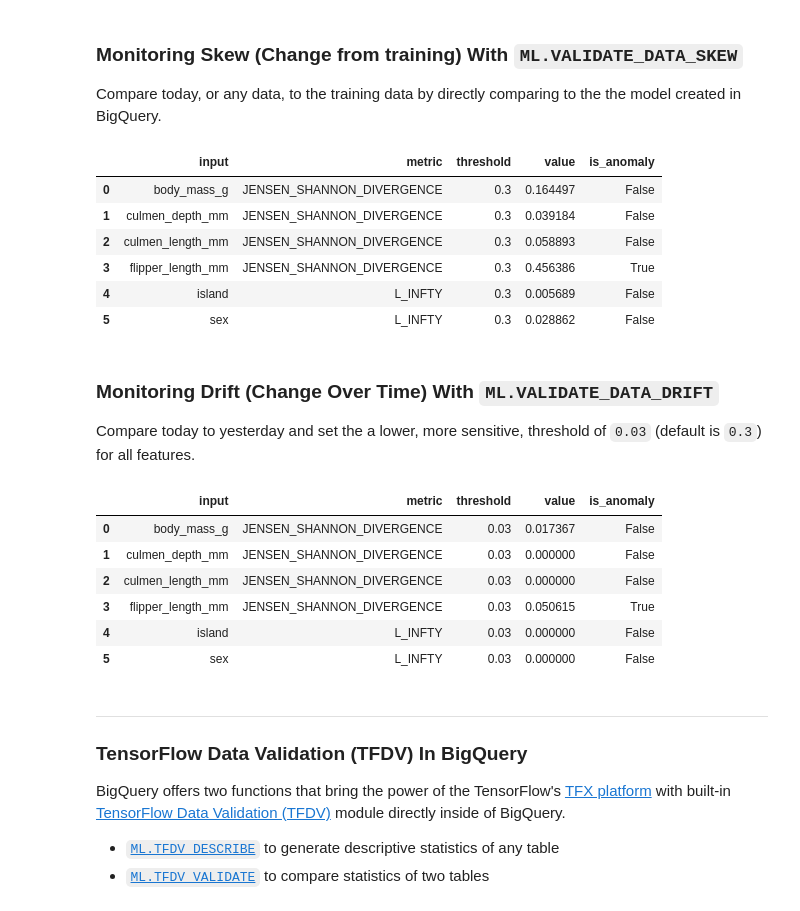
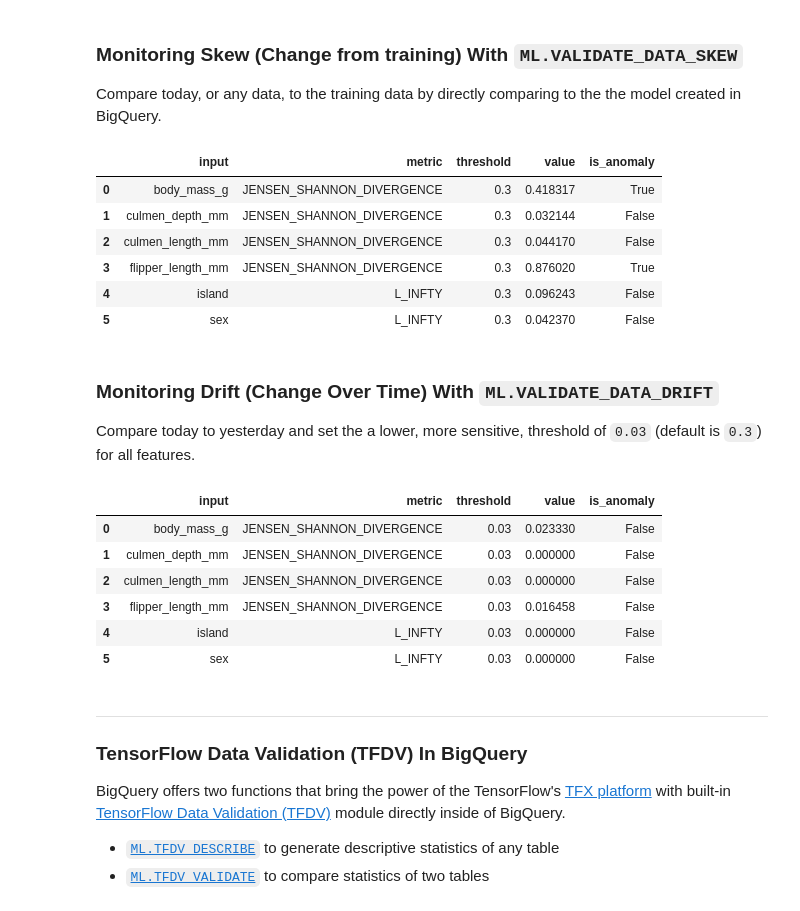
Before and after one commit to statmike/vertex-ai-mlops, a Jupyter notebook: Model Monitoring/bqml-model-monitoring-introduction.ipynb, the cells around one changed output. Saved outputs shown, nothing was run; the diff lists cells and outputs as text; code cells hidden in the pictures.

Commit message:
change table names, removing splitting

```diff
--- a/Model Monitoring/bqml-model-monitoring-introduction.ipynb
+++ b/Model Monitoring/bqml-model-monitoring-introduction.ipynb
@@ -459,22 +400,22 @@ Compare today, or any data, to the training data by directly comparing to the th
 # %%
 %%bigquery
 SELECT *
 FROM ML.VALIDATE_DATA_SKEW(
     MODEL `statmike-mlops-349915.bqml_model_monitoring.classify_species_logistic`,
     (
         SELECT *
-        FROM `statmike-mlops-349915.bqml_model_monitoring.production_intro`
-        WHERE DATE(feature_timestamp) = CURRENT_DATE()
+        FROM `statmike-mlops-349915.bqml_model_monitoring.serving`
+        WHERE DATE(instance_timestamp) = CURRENT_DATE()
     )
 )
 # %% [output]
 |  | input | metric | threshold | value | is_anomaly |
-| 0 | body_mass_g | JENSEN_SHANNON_DIVERGENCE | 0.3 | 0.164497 | False |
-| 1 | culmen_depth_mm | JENSEN_SHANNON_DIVERGENCE | 0.3 | 0.039184 | False |
-| 2 | culmen_length_mm | JENSEN_SHANNON_DIVERGENCE | 0.3 | 0.058893 | False |
-| 3 | flipper_length_mm | JENSEN_SHANNON_DIVERGENCE | 0.3 | 0.456386 | True |
-| 4 | island | L_INFTY | 0.3 | 0.005689 | False |
-| 5 | sex | L_INFTY | 0.3 | 0.028862 | False |
+| 0 | body_mass_g | JENSEN_SHANNON_DIVERGENCE | 0.3 | 0.418317 | True |
+| 1 | culmen_depth_mm | JENSEN_SHANNON_DIVERGENCE | 0.3 | 0.032144 | False |
+| 2 | culmen_length_mm | JENSEN_SHANNON_DIVERGENCE | 0.3 | 0.044170 | False |
+| 3 | flipper_length_mm | JENSEN_SHANNON_DIVERGENCE | 0.3 | 0.876020 | True |
+| 4 | island | L_INFTY | 0.3 | 0.096243 | False |
+| 5 | sex | L_INFTY | 0.3 | 0.042370 | False |
 # %% [markdown]
 ### Monitoring Drift (Change Over Time) With `ML.VALIDATE_DATA_DRIFT`
 
@@ -484,14 +425,14 @@ Compare today to yesterday and set the a lower, more sensitive, threshold of `0.
 SELECT *
 FROM ML.VALIDATE_DATA_DRIFT(
     (
-        SELECT * EXCEPT(species, feature_timestamp)
-        FROM `statmike-mlops-349915.bqml_model_monitoring.production_intro`
-        WHERE DATE(feature_timestamp) = DATE_SUB(CURRENT_DATE(), INTERVAL 1 DAY)
+        SELECT * EXCEPT(species, instance_timestamp)
+        FROM `statmike-mlops-349915.bqml_model_monitoring.serving`
+        WHERE DATE(instance_timestamp) = DATE_SUB(CURRENT_DATE(), INTERVAL 1 DAY)
     ),
     (
-        SELECT * EXCEPT(species, feature_timestamp)
-        FROM `statmike-mlops-349915.bqml_model_monitoring.production_intro`
-        WHERE DATE(feature_timestamp) = CURRENT_DATE()
+        SELECT * EXCEPT(species, instance_timestamp)
+        FROM `statmike-mlops-349915.bqml_model_monitoring.serving`
+        WHERE DATE(instance_timestamp) = CURRENT_DATE()
     ),
     STRUCT(
         0.03 AS categorical_default_threshold,
@@ -500,10 +441,10 @@ FROM ML.VALIDATE_DATA_DRIFT(
 )
 # %% [output]
 |  | input | metric | threshold | value | is_anomaly |
-| 0 | body_mass_g | JENSEN_SHANNON_DIVERGENCE | 0.03 | 0.017367 | False |
+| 0 | body_mass_g | JENSEN_SHANNON_DIVERGENCE | 0.03 | 0.023330 | False |
 | 1 | culmen_depth_mm | JENSEN_SHANNON_DIVERGENCE | 0.03 | 0.000000 | False |
 | 2 | culmen_length_mm | JENSEN_SHANNON_DIVERGENCE | 0.03 | 0.000000 | False |
-| 3 | flipper_length_mm | JENSEN_SHANNON_DIVERGENCE | 0.03 | 0.050615 | True |
+| 3 | flipper_length_mm | JENSEN_SHANNON_DIVERGENCE | 0.03 | 0.016458 | False |
 | 4 | island | L_INFTY | 0.03 | 0.000000 | False |
 | 5 | sex | L_INFTY | 0.03 | 0.000000 | False |
 # %% [markdown]
```
Also changed, not shown: parts of 25 cells of this notebook, 1 other file.
